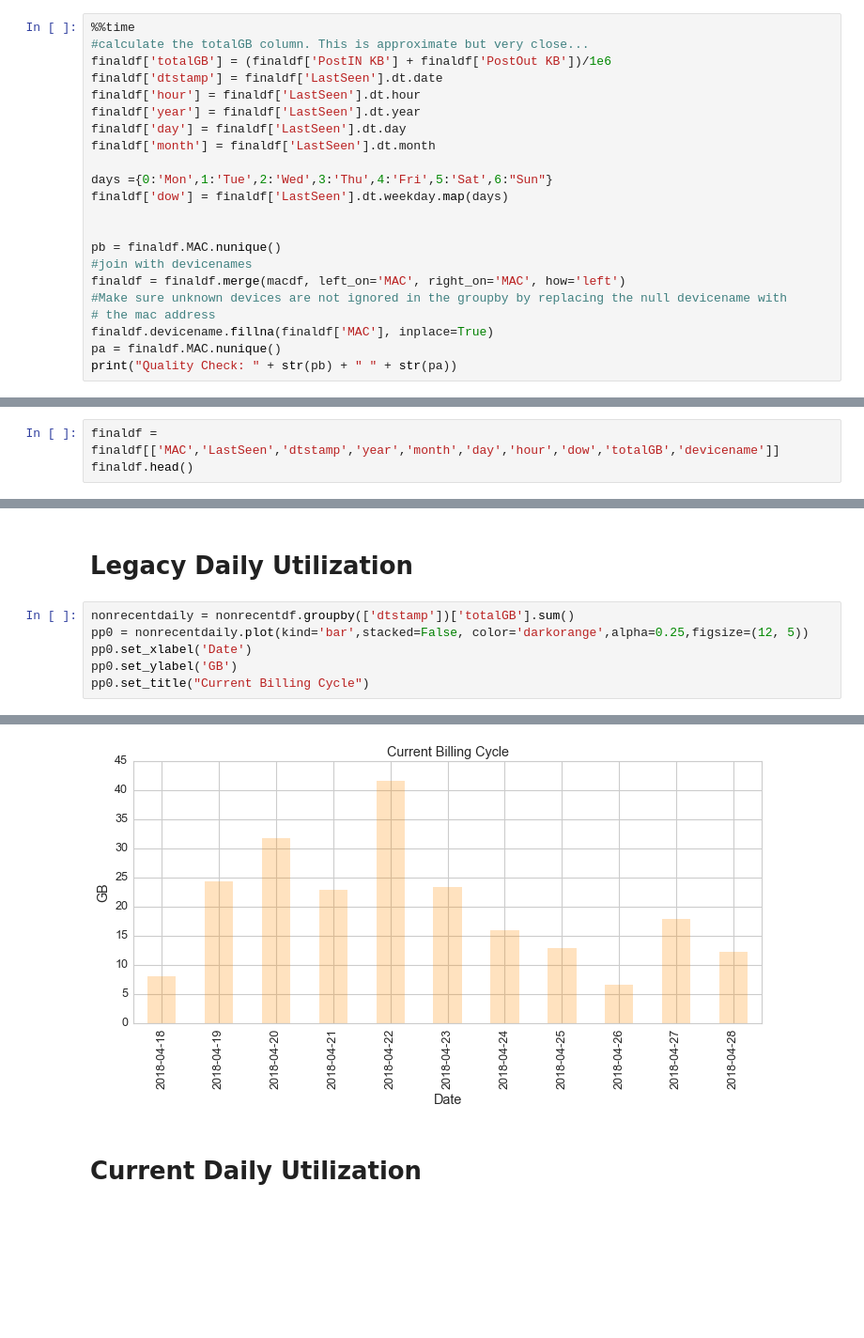
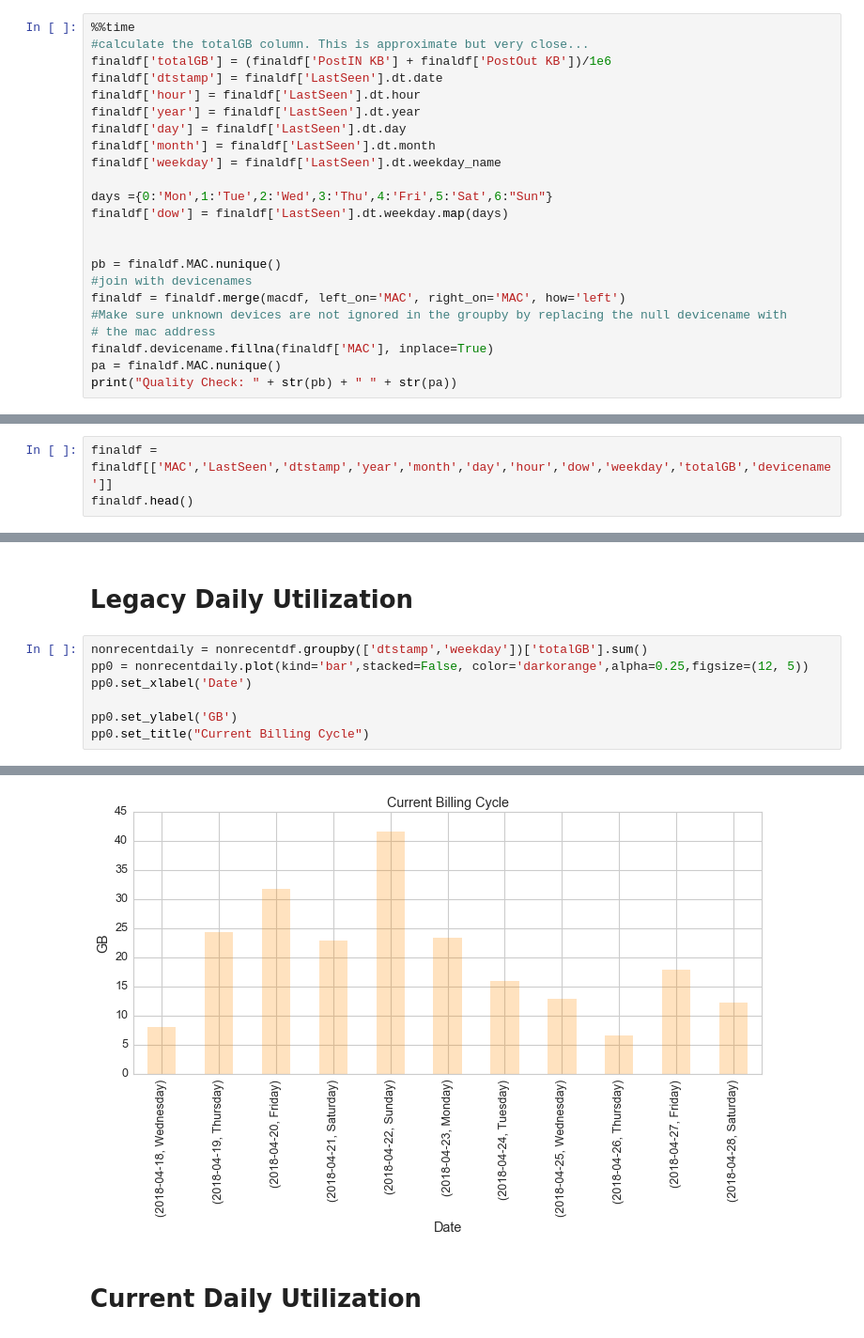
Before and after one commit to scoyote/Router-Tools, a Jupyter notebook: Parse Hourlyfile.ipynb, the cells around one changed output, grey strips where cells are left out. Shown: that part at 94% size. Drawn from its saved outputs; the diff is of its cells as text; blank space fills up the shorter version.

Commit message:
added weekday names to the plot

```diff
--- a/Parse Hourlyfile.ipynb
+++ b/Parse Hourlyfile.ipynb
@@ -126,6 +126,7 @@ finaldf['hour'] = finaldf['LastSeen'].dt.hour
 finaldf['year'] = finaldf['LastSeen'].dt.year
 finaldf['day'] = finaldf['LastSeen'].dt.day
 finaldf['month'] = finaldf['LastSeen'].dt.month
+finaldf['weekday'] = finaldf['LastSeen'].dt.weekday_name
 
 days ={0:'Mon',1:'Tue',2:'Wed',3:'Thu',4:'Fri',5:'Sat',6:"Sun"}
 finaldf['dow'] = finaldf['LastSeen'].dt.weekday.map(days)
@@ -146,4 +149,4 @@ Wall time: 77.8 ms
 # %%
-finaldf = finaldf[['MAC','LastSeen','dtstamp','year','month','day','hour','dow','totalGB','devicename']]
+finaldf = finaldf[['MAC','LastSeen','dtstamp','year','month','day','hour','dow','weekday','totalGB','devicename']]
 finaldf.head()
 # %% [output]
@@ -288,14 +291,15 @@ pp0.set_title("All Devices")
 # %% [markdown]
 # Legacy Daily Utilization
 # %%
-nonrecentdaily = nonrecentdf.groupby(['dtstamp'])['totalGB'].sum()
+nonrecentdaily = nonrecentdf.groupby(['dtstamp','weekday'])['totalGB'].sum()
 pp0 = nonrecentdaily.plot(kind='bar',stacked=False, color='darkorange',alpha=0.25,figsize=(12, 5))
 pp0.set_xlabel('Date')
+
 pp0.set_ylabel('GB')
 pp0.set_title("Current Billing Cycle")
 # %% [output]
 <matplotlib.text.Text at 0x...>
-[figure, old version]
+[figure, new version]
 # %% [markdown]
 # Current Daily Utilization
 # %%
```
Also changed, not shown: parts of 13 cells of this notebook.
